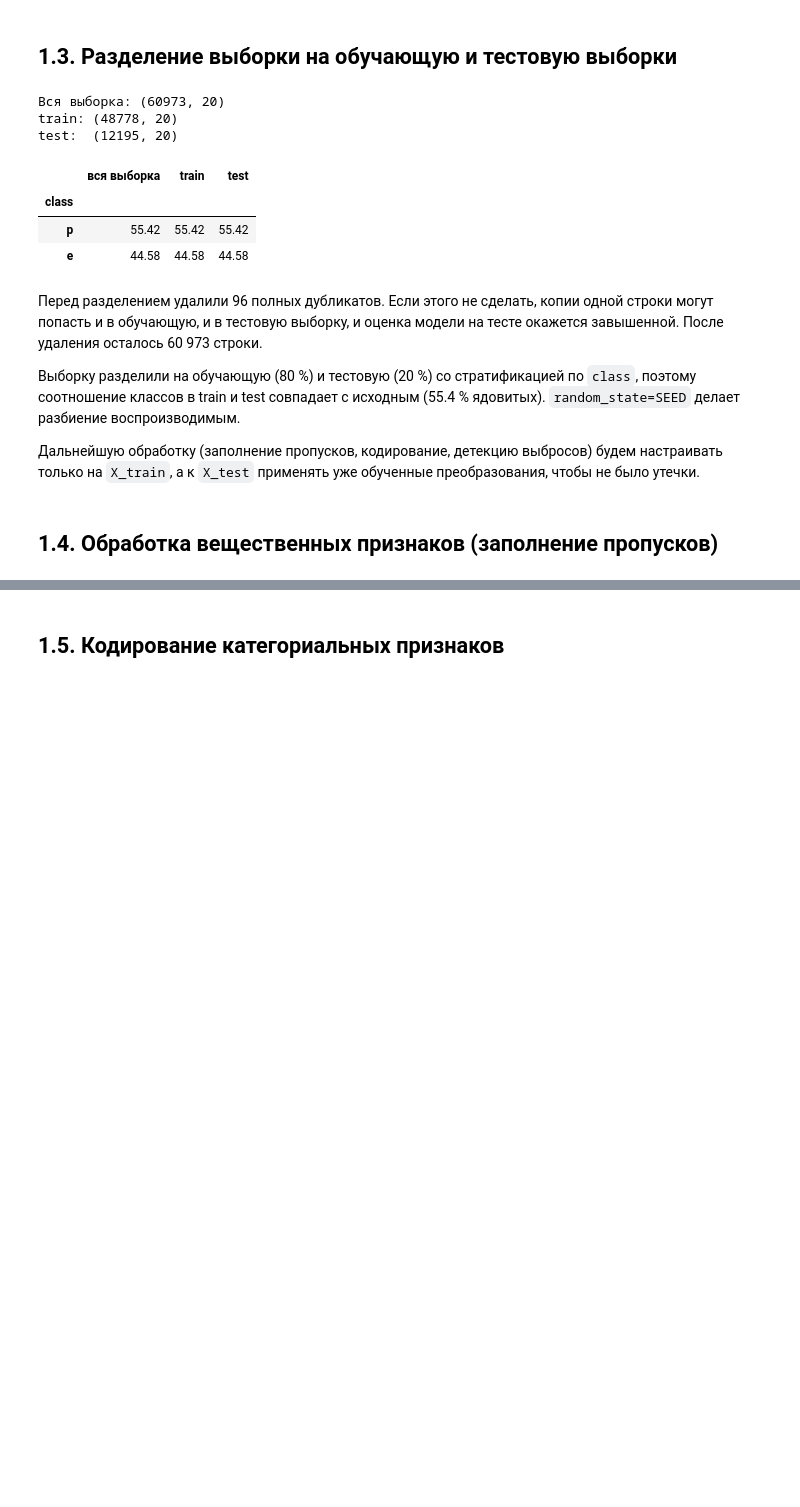
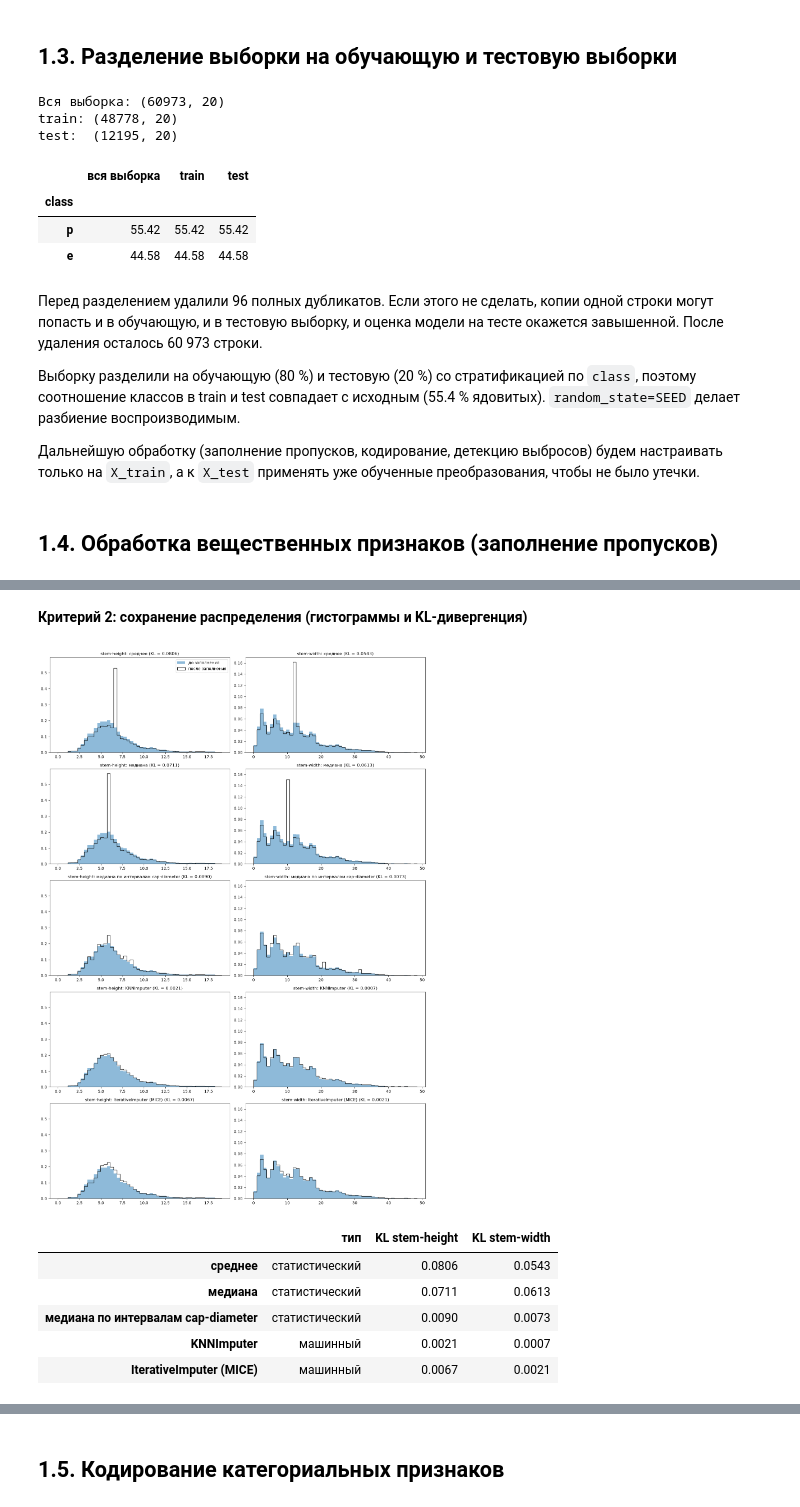
Before and after one commit to terracodum/Pracs5, a Jupyter notebook: warcraft.ipynb, the cells around one changed output, grey strips where cells are left out. Cells and saved outputs as stored; diff of their text form; code cells hidden in the pictures; blank space fills up the shorter version.

Commit message:
feat(lab2): add missing value imputation with method comparison

```diff
--- a/warcraft.ipynb
+++ b/warcraft.ipynb
@@ -551,0 +731,20 @@ pd.DataFrame({
+# %%
+known = X_train[X_train["stem-root"] != "f"].dropna(subset=stem_size_cols)
+missing_rate = X_train.loc[X_train["stem-root"] != "f", stem_size_cols].isna().mean()
+
+# Прячем известные значения с той же долей, что и настоящие пропуски, отдельно для каждого признака
+rng = np.random.default_rng(SEED)
+hidden = pd.DataFrame({col: rng.random(len(known)) < missing_rate[col] for col in stem_size_cols}, index=known.index)
+masked = known.copy()
+masked[stem_size_cols] = masked[stem_size_cols].mask(hidden)
+
+mae = {}
+for method in IMPUTE_METHODS:
+    filled = fit_imputer(method, masked)(masked)
+    mae[method] = {
+        col: (filled.loc[hidden[col], col] - known.loc[hidden[col], col]).abs().mean() for col in stem_size_cols
+    }
+
+mae = pd.DataFrame(mae).T.rename(columns=lambda col: f"MAE {col}")
+mae.insert(0, "тип", [IMPUTE_METHODS[method] for method in mae.index])
+mae.round(2)
@@ -551,0 +762,39 @@ pd.DataFrame({
+# %% [markdown]
+**Критерий 2: сохранение распределения (гистограммы и KL-дивергенция)**
+# %%
+with_stem = X_train["stem-root"] != "f"
+observed = X_train.loc[with_stem, stem_size_cols]
+# Общие интервалы гистограмм для «до» и «после»; хвост выше 99-го перцентиля отрезаем, чтобы он не сжимал график
+kl_bins = {
+    col: np.histogram_bin_edges(observed[col].dropna(), bins=50, range=(0, observed[col].quantile(0.99)))
+    for col in stem_size_cols
+}
+
+# Строка на метод, столбец на признак: так каждый график шире, чем при раскладке в один ряд
+fig, axes = plt.subplots(len(IMPUTE_METHODS), 2, figsize=(14, 4 * len(IMPUTE_METHODS)), sharex="col", sharey="col")
+kl = {}
+for i, method in enumerate(IMPUTE_METHODS):
+    filled = fit_imputer(method, X_train)(X_train.loc[with_stem])
+    kl[method] = {}
+    for j, col in enumerate(stem_size_cols):
+        kl[method][f"KL {col}"] = kl_divergence(observed[col].dropna(), filled[col], kl_bins[col])
+        ax = axes[i, j]
+        ax.hist(observed[col].dropna(), bins=kl_bins[col], density=True, alpha=0.5, label="до заполнения")
+        ax.hist(filled[col], bins=kl_bins[col], density=True, histtype="step", color="black", label="после заполнения")
+        ax.set_title(f"{col}: {method} (KL = {kl[method][f'KL {col}']:.4f})", fontsize=11)
+        ax.tick_params(labelbottom=True)
+axes[0, 0].legend()
+plt.tight_layout()
+plt.show()
+
+kl = pd.DataFrame(kl).T
+kl.insert(0, "тип", [IMPUTE_METHODS[method] for method in kl.index])
+kl.round(4)
+# %% [output]
+[figure, added]
+|  | тип | KL stem-height | KL stem-width |
+| среднее | статистический | 0.0806 | 0.0543 |
+| медиана | статистический | 0.0711 | 0.0613 |
+| медиана по интервалам cap-diameter | статистический | 0.0090 | 0.0073 |
+| KNNImputer | машинный | 0.0021 | 0.0007 |
+| IterativeImputer (MICE) | машинный | 0.0067 | 0.0021 |
```
Also changed, not shown: parts of 64 cells of this notebook, 1 other file.
